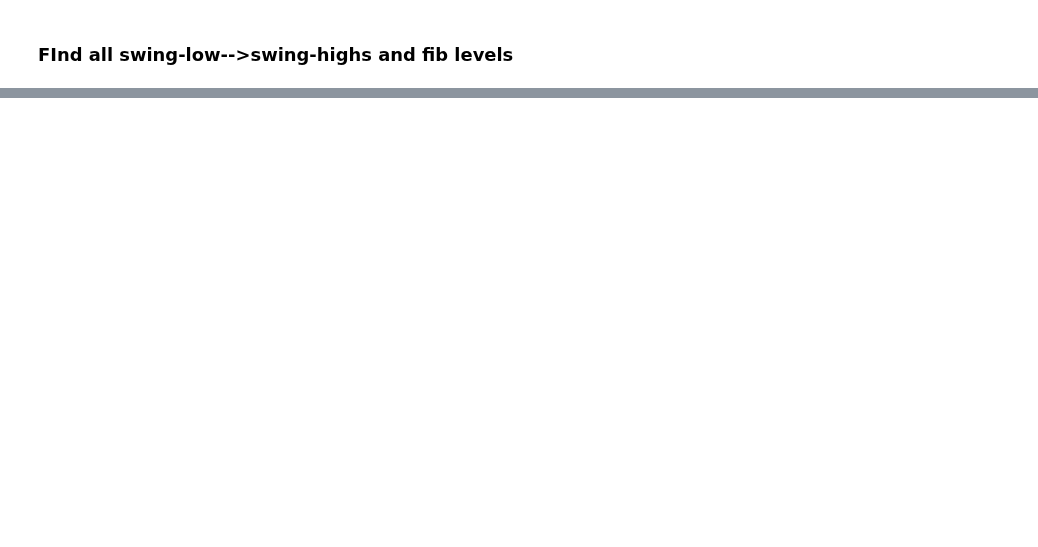
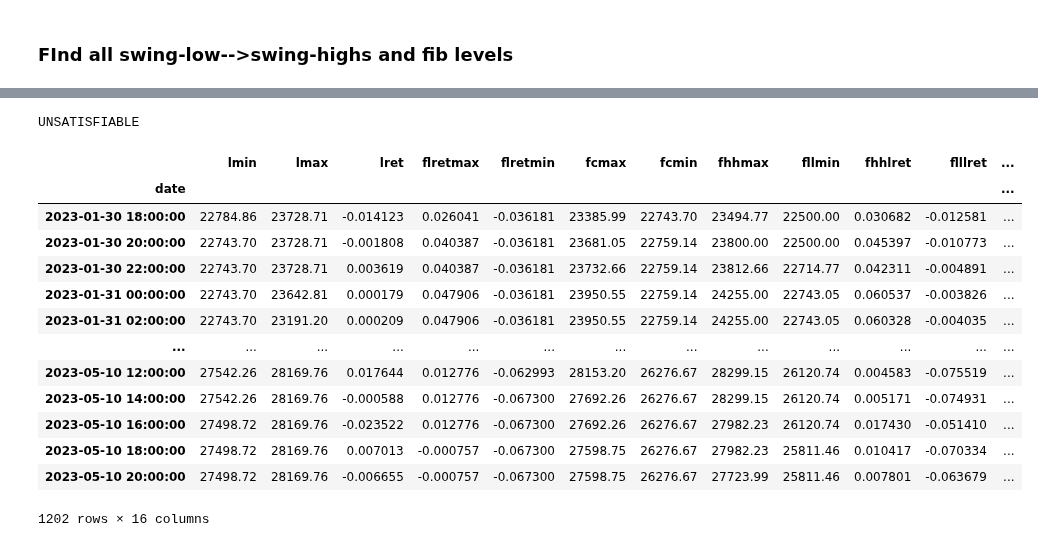
Before and after one commit to petarkabashki/pk-crypto-tools, a Jupyter notebook: MiniZinc/experiments.ipynb, the cells around one changed output, grey strips where cells are left out. Cells and saved outputs as stored; diff of their text form; code cells hidden in the pictures; blank space fills up the shorter version.

```diff
--- a/MiniZinc/experiments.ipynb
+++ b/MiniZinc/experiments.ipynb
@@ -430,0 +614,78 @@ VBox(children=(HBox(children=(IntRangeSlider(value=(2100, 2300), continuous_upda
+# %%
+def runmodel(modelname, model_params):
+    with open(f'{modelname}-dzn.json', 'w+') as f: f.write(json.dumps(model_params, indent=4))
+    mzmodel = Model(f"./{strategy}.mzn")
+    gecode = Solver.lookup("gecode")
+    instance = Instance(gecode, mzmodel)
+
+    for k,v in model_params.items(): instance[k] = v
+    result = instance.solve()
+    return result;
+# %%
+idf = None
+def gen_signal(wdf, params=None):
+    global idf
+    idf = pd.DataFrame(index=wdf.index)
+    # lag, hold, pkmin, pkmax =
+    idf['lmin'] = wdf.close.rolling(params['lag']).min()
+    idf['lmax'] = wdf.close.rolling(params['lag']).max()
+    idf['lret'] = (wdf.close/wdf.close.shift()).apply(np.log)
+    idf['flretmax'] = idf.lret.rolling(window=params['hold']).sum().rolling(params['hold']).max().shift(-params['hold'])
+    idf['flretmin'] = idf.lret.rolling(window=params['hold']).sum().rolling(params['hold']).min().shift(-params['hold'])
+    idf['fcmax'] = wdf.close.rolling(window=params['hold']).max().shift(-params['hold'])
+    idf['fcmin'] = wdf.close.rolling(window=params['hold']).min().shift(-params['hold'])
+    idf['fhhmax'] = wdf.high.rolling(window=params['hold']).max().shift(-params['hold'])
+    idf['fllmin'] = wdf.low.rolling(window=params['hold']).min().shift(-params['hold'])
+    idf['fhhlret'] = (idf.fhhmax / wdf.close).apply(np.log)
+    idf['flllret'] = (idf.fllmin / wdf.close).apply(np.log)
+
+    idf = idf.dropna()
+
+    # wdf['idx'] = range(len(wdf))
+
+    result = runmodel(strategy, model_params={
+        'n': len(idf),
+        'lag': params['lag'],
+        # 'lmin': wdf.lmin.astype(int).tolist(),
+        'ser': idf.lmin.astype(int).tolist(),
+        })
+    print(result.status)
+    #######
+    idf['entries'] = 0
+    idf['exits'] = 0
+    flretmax, flretmin = [], []
+    sig = []
+    mod_res = ['dirx','cdirx','durx']
+    for x in mod_res: idf[ x] = pd.NA
+    if result.status == Status.SATISFIED:
+        for x in mod_res: idf[ x] = result[x]
+
+        entries =(
+            (idf.cdirx >= params['pkmin']) &
+            (idf.cdirx <= params['pkmax']) &
+            (idf.durx == 1)
+        );
+        entries = entries & ((~entries).shift())
+
+        idf['entries'] = entries
+
+    return idf
+
+stra_params = {'lag': 10, 'hold': 24, 'pkmin': -8, 'pkmax': -1}
+gen_signal(wdf, stra_params)
+# %% [output]
+UNSATISFIABLE
+|  | lmin | lmax | lret | flretmax | flretmin | fcmax | fcmin | fhhmax | fllmin | fhhlret | flllret | ... |
+| date |  |  |  |  |  |  |  |  |  |  |  | ... |
+| 2023-01-30 18:00:00 | 22784.86 | 23728.71 | -0.014123 | 0.026041 | -0.036181 | 23385.99 | 22743.70 | 23494.77 | 22500.00 | 0.030682 | -0.012581 | ... |
+| 2023-01-30 20:00:00 | 22743.70 | 23728.71 | -0.001808 | 0.040387 | -0.036181 | 23681.05 | 22759.14 | 23800.00 | 22500.00 | 0.045397 | -0.010773 | ... |
+| 2023-01-30 22:00:00 | 22743.70 | 23728.71 | 0.003619 | 0.040387 | -0.036181 | 23732.66 | 22759.14 | 23812.66 | 22714.77 | 0.042311 | -0.004891 | ... |
+| 2023-01-31 00:00:00 | 22743.70 | 23642.81 | 0.000179 | 0.047906 | -0.036181 | 23950.55 | 22759.14 | 24255.00 | 22743.05 | 0.060537 | -0.003826 | ... |
+| 2023-01-31 02:00:00 | 22743.70 | 23191.20 | 0.000209 | 0.047906 | -0.036181 | 23950.55 | 22759.14 | 24255.00 | 22743.05 | 0.060328 | -0.004035 | ... |
+| ... | ... | ... | ... | ... | ... | ... | ... | ... | ... | ... | ... | ... |
+| 2023-05-10 12:00:00 | 27542.26 | 28169.76 | 0.017644 | 0.012776 | -0.062993 | 28153.20 | 26276.67 | 28299.15 | 26120.74 | 0.004583 | -0.075519 | ... |
+| 2023-05-10 14:00:00 | 27542.26 | 28169.76 | -0.000588 | 0.012776 | -0.067300 | 27692.26 | 26276.67 | 28299.15 | 26120.74 | 0.005171 | -0.074931 | ... |
+| 2023-05-10 16:00:00 | 27498.72 | 28169.76 | -0.023522 | 0.012776 | -0.067300 | 27692.26 | 26276.67 | 27982.23 | 26120.74 | 0.017430 | -0.051410 | ... |
+| 2023-05-10 18:00:00 | 27498.72 | 28169.76 | 0.007013 | -0.000757 | -0.067300 | 27598.75 | 26276.67 | 27982.23 | 25811.46 | 0.010417 | -0.070334 | ... |
+| 2023-05-10 20:00:00 | 27498.72 | 28169.76 | -0.006655 | -0.000757 | -0.067300 | 27598.75 | 26276.67 | 27723.99 | 25811.46 | 0.007801 | -0.063679 | ... |
+1202 rows × 16 columns
```
Also changed, not shown: parts of 15 cells of this notebook, 15 other files.
